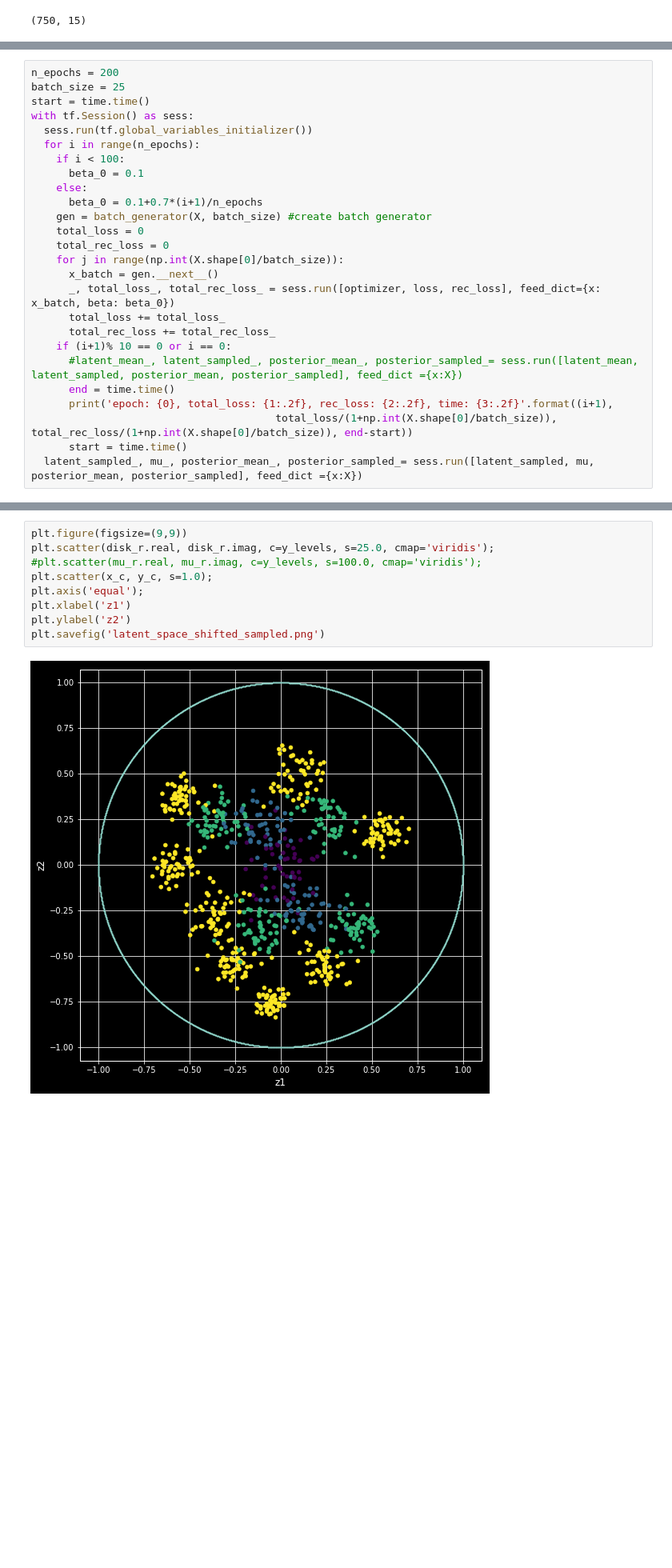
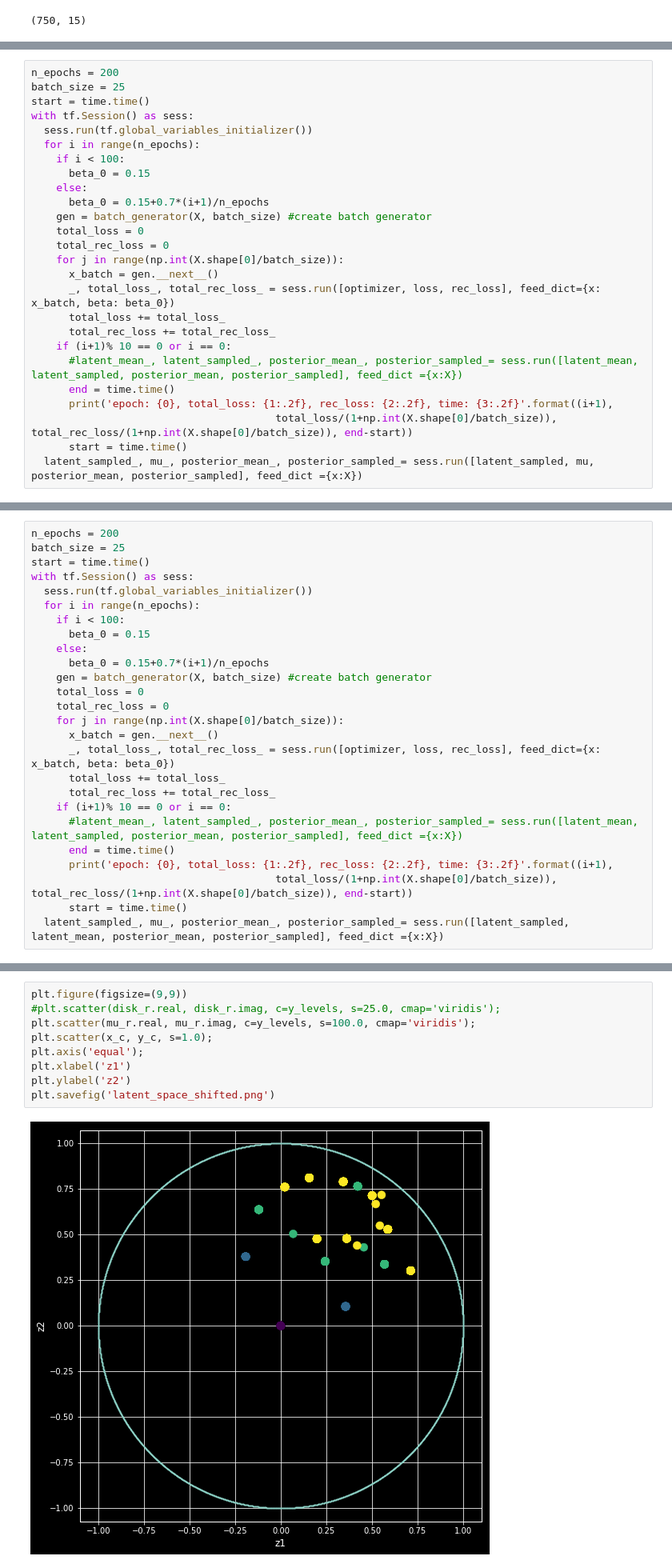
Before and after one commit to dauparas/tensorflow_examples, a Jupyter notebook: VAE_Hyperbolic.ipynb, the cells around one changed output, grey strips where cells are left out. Shown: that part at 80% size. Drawn from its saved outputs; the diff is of its cells as text; blank space fills up the shorter version.

```diff
--- a/VAE_Hyperbolic.ipynb
+++ b/VAE_Hyperbolic.ipynb
@@ -238,9 +240,9 @@ with tf.Session() as sess:
   sess.run(tf.global_variables_initializer())
   for i in range(n_epochs):
     if i < 100:
-      beta_0 = 0.1
+      beta_0 = 0.15
     else:
-      beta_0 = 0.1+0.7*(i+1)/n_epochs
+      beta_0 = 0.15+0.7*(i+1)/n_epochs
     gen = batch_generator(X, batch_size) #create batch generator
     total_loss = 0
     total_rec_loss = 0
@@ -276,0 +333,26 @@ epoch: 200, total_loss: 3.01, rec_loss: 0.43, time: 3.12
+# %%
+n_epochs = 200
+batch_size = 25
+start = time.time()
+with tf.Session() as sess:
+  sess.run(tf.global_variables_initializer())
+  for i in range(n_epochs):
+    if i < 100:
+      beta_0 = 0.15
+    else:
+      beta_0 = 0.15+0.7*(i+1)/n_epochs
+    gen = batch_generator(X, batch_size) #create batch generator
+    total_loss = 0
+    total_rec_loss = 0
+    for j in range(np.int(X.shape[0]/batch_size)):
+      x_batch = gen.__next__()
+      _, total_loss_, total_rec_loss_ = sess.run([optimizer, loss, rec_loss], feed_dict={x: x_batch, beta: beta_0})
+      total_loss += total_loss_
+      total_rec_loss += total_rec_loss_
+    if (i+1)% 10 == 0 or i == 0:
+      #latent_mean_, latent_sampled_, posterior_mean_, posterior_sampled_= sess.run([latent_mean, latent_sampled, posterior_mean, posterior_sampled], feed_dict ={x:X})
+      end = time.time()
+      print('epoch: {0}, total_loss: {1:.2f}, rec_loss: {2:.2f}, time: {3:.2f}'.format((i+1),
+                                       total_loss/(1+np.int(X.shape[0]/batch_size)), total_rec_loss/(1+np.int(X.shape[0]/batch_size)), end-start))
+      start = time.time()
+  latent_sampled_, mu_, posterior_mean_, posterior_sampled_= sess.run([latent_sampled, latent_mean, posterior_mean, posterior_sampled], feed_dict ={x:X})
@@ -303,12 +405,12 @@ mu_r = map_to_zero(mu_c, a)
 disk_r = map_to_zero(disk_c, a)
 # %%
 plt.figure(figsize=(9,9))
-plt.scatter(disk_r.real, disk_r.imag, c=y_levels, s=25.0, cmap='viridis');
-#plt.scatter(mu_r.real, mu_r.imag, c=y_levels, s=100.0, cmap='viridis');
+#plt.scatter(disk_r.real, disk_r.imag, c=y_levels, s=25.0, cmap='viridis');
+plt.scatter(mu_r.real, mu_r.imag, c=y_levels, s=100.0, cmap='viridis');
 plt.scatter(x_c, y_c, s=1.0);
 plt.axis('equal');
 plt.xlabel('z1')
 plt.ylabel('z2')
-plt.savefig('latent_space_shifted_sampled.png')
+plt.savefig('latent_space_shifted.png')
 # %% [output]
-[figure, old version]
+[figure, new version]
```
Also changed, not shown: parts of 9 cells of this notebook.
